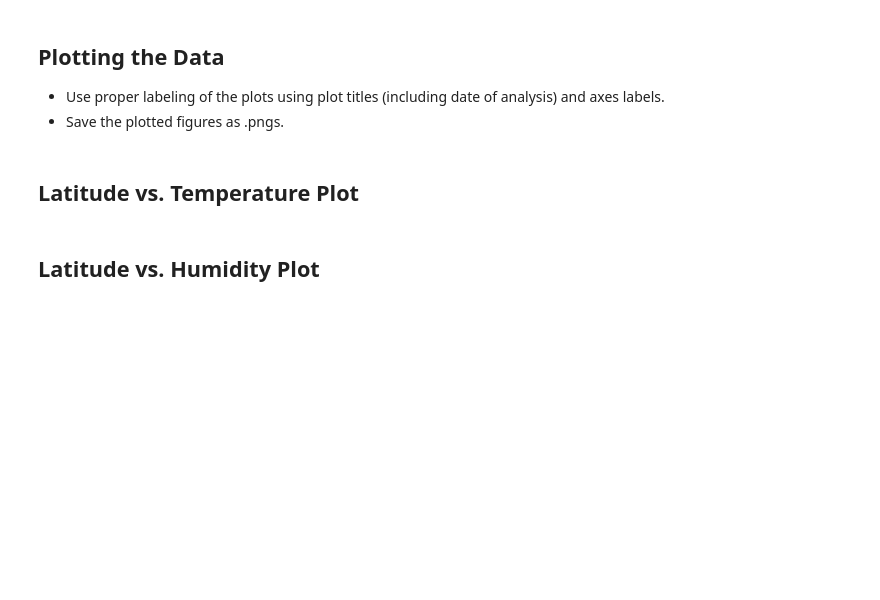
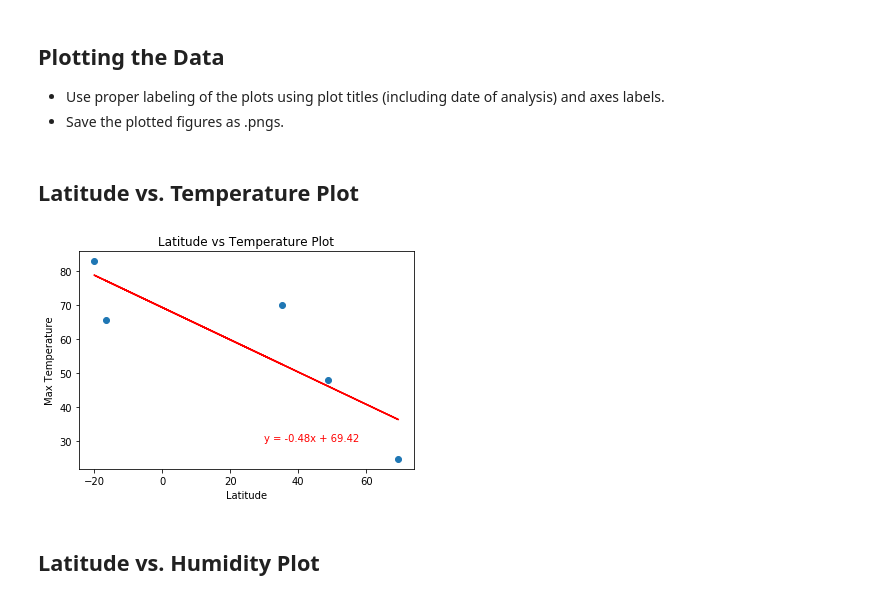
Before and after one commit to damiso24/python-api-challenge, a Jupyter notebook: Homework/Instructions/starter_code/WeatherPy_dh.ipynb, the cells around one changed output. Drawn from its saved outputs; the diff is of its cells as text; code cells hidden in the pictures; blank space fills up the shorter version.

Commit message:
adding updates weatherpydh , lat vs temp png and cities csv for vacay portion

```diff
--- a/Homework/Instructions/starter_code/WeatherPy_dh.ipynb
+++ b/Homework/Instructions/starter_code/WeatherPy_dh.ipynb
@@ -74,4 +71,0 @@ requests.get(url).json()
-# %%
-response = requests.get(url).json()
-print(json.dumps(response, indent=4))
-response
@@ -79,3 +137,7 @@ response
 ### Convert Raw Data to DataFrame
 * Export the city data into a .csv.
 * Display the DataFrame
+# %%
+# creating a data frame
+city_data_df = pd.DataFrame(city_list)
+city_data_df
@@ -86,5 +168,9 @@ Skip this step if there are no cities that have humidity > 100%.
 # %%
 #  Get the indices of cities that have humidity over 100%.
+
+cities_over_100 = city_data_df[(city_data_df['Humidity'] > 100)].index
 # %%
 # Make a new DataFrame equal to the city data to drop all humidity outliers by index.
 # Passing "inplace=False" will make a copy of the city_data DataFrame, which we call "clean_city_data".
+clean_city_data_df = city_data_df.drop(cities_over_100)
+clean_city_data_df
@@ -94,5 +190,34 @@ Skip this step if there are no cities that have humidity > 100%.
 * Save the plotted figures as .pngs.
 # %% [markdown]
 ## Latitude vs. Temperature Plot
+# %%
+# identify x, y variables
+x_values = clean_city_data_df['Lat']
+x_values
+
+y_values = clean_city_data_df['Temp. Max']
+y_values
+
+(slope, intercept, rvalue, pvalue, stderr) = linregress(x_values,y_values)
+regress_values = x_values * slope + intercept
+line_eq = "y = " + str(round(slope,2)) + "x + " + str(round(intercept,2))
+
+plt.scatter(x_values, y_values)
+
+# add regression line
+plt.plot(x_values,regress_values,"r-")
+
+# add line equation to my graph
+plt.annotate(line_eq,(30,30),fontsize=10,color="red")
+
+plt.title('Latitude vs Temperature Plot')
+plt.xlabel('Latitude')
+plt.ylabel('Max Temperature')
+
+plt.savefig('../output_data/lat_vs_temp.png')
+
+plt.show()
+# %% [output]
+[figure, added]
 # %% [markdown]
 ## Latitude vs. Humidity Plot
```
Also changed, not shown: parts of 23 cells of this notebook, 2 other files.
